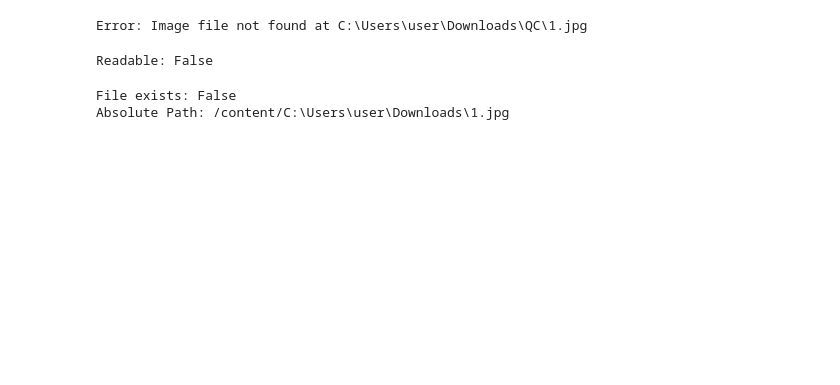
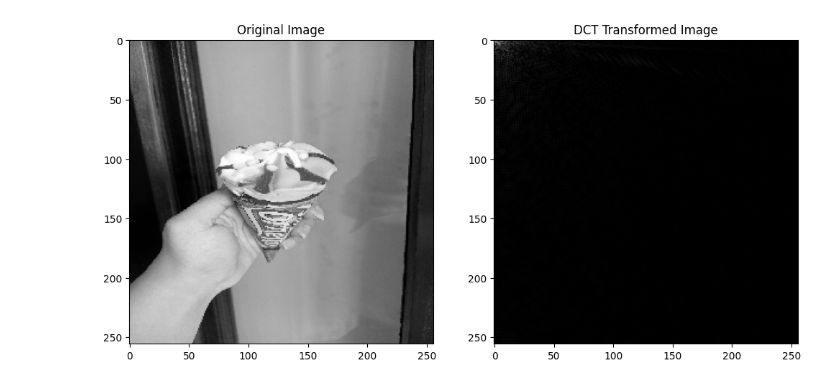
Before and after one commit to sohini4roy/Python_PracticeCodes, a Jupyter notebook: ImageQC.ipynb, the cells around one changed output. Cells and saved outputs as stored; diff of their text form; code cells hidden in the pictures; blank space fills up the shorter version.

Commit message:
DCT Image processing

```diff
--- a/ImageQC.ipynb
+++ b/ImageQC.ipynb
@@ -31,33 +31,12 @@ def visualize_results(original_image, dct_image):
     plt.show()
 # %%
 def main():
-    image_path = r"C:\Users\user\Downloads\QC\1.jpg"  # Provide the image path here
-
-    # Check if the image file exists
-    import os
-    if not os.path.exists(image_path):
-        print(f"Error: Image file not found at {image_path}")
-        return
-
+    image_path = "1.jpg"  # Provide the image path here
     original_image = preprocess_image(image_path)
     dct_image = apply_dct(original_image)
     visualize_results(original_image, dct_image)
 
 if __name__ == '__main__':
     main()
 # %% [output]
-Error: Image file not found at C:\Users\user\Downloads\QC\1.jpg
+[figure, added]
-# %%
-import os
-print("Readable:", os.access(image_path, os.R_OK))
-# %% [output]
-Readable: False
-# %%
-import os
-image_path = r"C:\Users\user\Downloads\1.jpg"
-
-print("File exists:", os.path.exists(image_path))
-print("Absolute Path:", os.path.abspath(image_path))
-# %% [output]
-File exists: False
-Absolute Path: /content/C:\Users\user\Downloads\1.jpg
```
